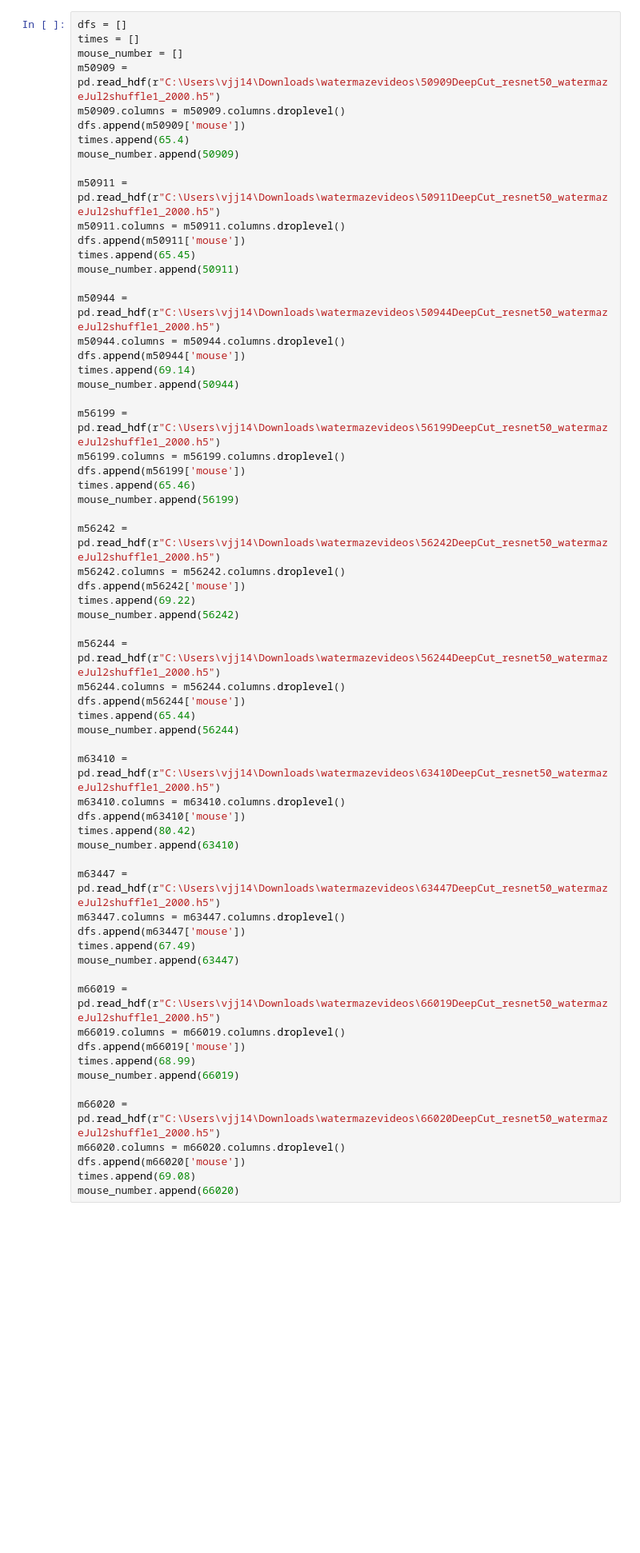
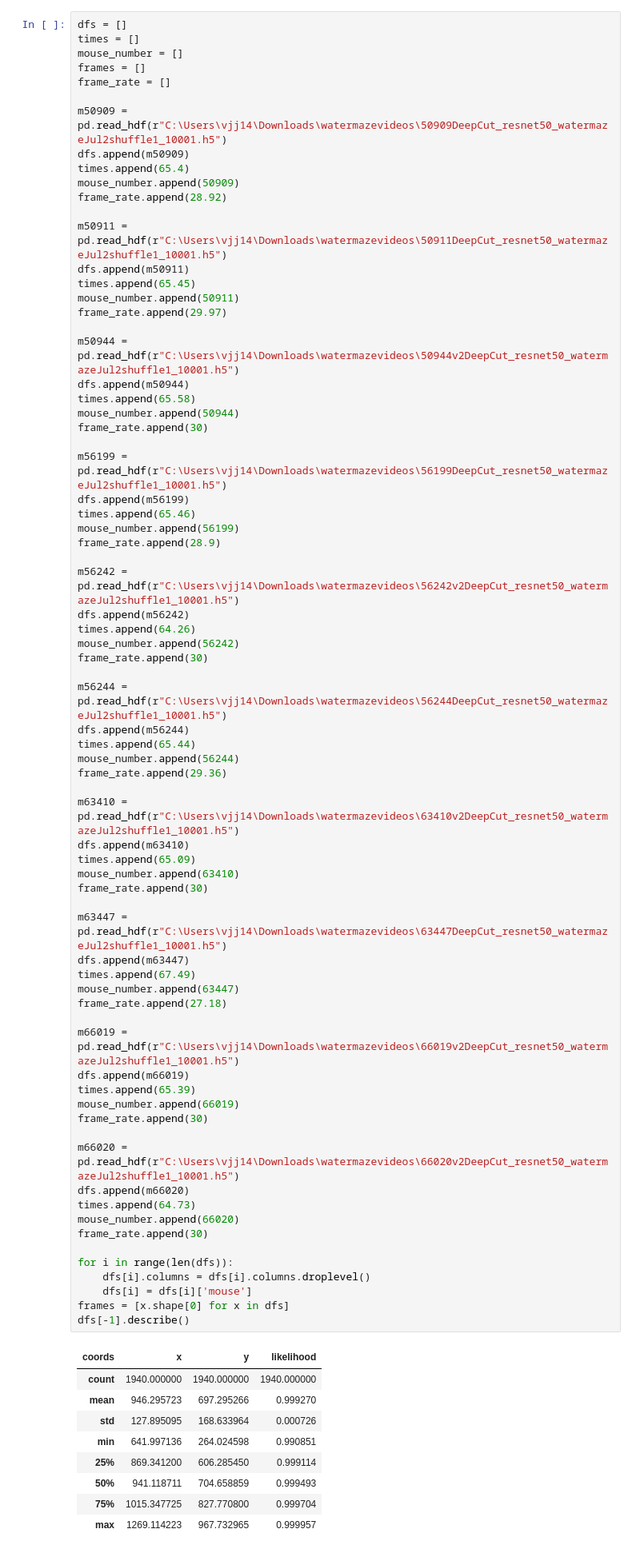
Before and after one commit to vjann/DLC, a Jupyter notebook: notebooks/watermaze.ipynb, the cells around one changed output. Shown at 80% size. Cells and saved outputs as stored; diff of their text form; blank space fills up the shorter version.

```diff
--- a/notebooks/watermaze.ipynb
+++ b/notebooks/watermaze.ipynb
@@ -598,63 +578,82 @@ import pandas as pd
 # %%
 dfs = []
 times = []
 mouse_number = []
-m50909 = pd.read_hdf(r"C:\Users\vjj14\Downloads\watermazevideos\50909DeepCut_resnet50_watermazeJul2shuffle1_2000.h5")
-m50909.columns = m50909.columns.droplevel()
-dfs.append(m50909['mouse'])
+frames = []
+frame_rate = []
+
+m50909 = pd.read_hdf(r"C:\Users\vjj14\Downloads\watermazevideos\50909DeepCut_resnet50_watermazeJul2shuffle1_10001.h5")
+dfs.append(m50909)
 times.append(65.4)
 mouse_number.append(50909)
+frame_rate.append(28.92)
 
-m50911 = pd.read_hdf(r"C:\Users\vjj14\Downloads\watermazevideos\50911DeepCut_resnet50_watermazeJul2shuffle1_2000.h5")
-m50911.columns = m50911.columns.droplevel()
-dfs.append(m50911['mouse'])
+m50911 = pd.read_hdf(r"C:\Users\vjj14\Downloads\watermazevideos\50911DeepCut_resnet50_watermazeJul2shuffle1_10001.h5")
+dfs.append(m50911)
 times.append(65.45)
 mouse_number.append(50911)
+frame_rate.append(29.97)
 
-m50944 = pd.read_hdf(r"C:\Users\vjj14\Downloads\watermazevideos\50944DeepCut_resnet50_watermazeJul2shuffle1_2000.h5")
-m50944.columns = m50944.columns.droplevel()
-dfs.append(m50944['mouse'])
-times.append(69.14)
+m50944 = pd.read_hdf(r"C:\Users\vjj14\Downloads\watermazevideos\50944v2DeepCut_resnet50_watermazeJul2shuffle1_10001.h5")
+dfs.append(m50944)
+times.append(65.58)
 mouse_number.append(50944)
+frame_rate.append(30)
 
-m56199 = pd.read_hdf(r"C:\Users\vjj14\Downloads\watermazevideos\56199DeepCut_resnet50_watermazeJul2shuffle1_2000.h5")
-m56199.columns = m56199.columns.droplevel()
-dfs.append(m56199['mouse'])
+m56199 = pd.read_hdf(r"C:\Users\vjj14\Downloads\watermazevideos\56199DeepCut_resnet50_watermazeJul2shuffle1_10001.h5")
+dfs.append(m56199)
 times.append(65.46)
 mouse_number.append(56199)
+frame_rate.append(28.9)
 
-m56242 = pd.read_hdf(r"C:\Users\vjj14\Downloads\watermazevideos\56242DeepCut_resnet50_watermazeJul2shuffle1_2000.h5")
-m56242.columns = m56242.columns.droplevel()
-dfs.append(m56242['mouse'])
-times.append(69.22)
+m56242 = pd.read_hdf(r"C:\Users\vjj14\Downloads\watermazevideos\56242v2DeepCut_resnet50_watermazeJul2shuffle1_10001.h5")
+dfs.append(m56242)
+times.append(64.26)
 mouse_number.append(56242)
+frame_rate.append(30)
 
-m56244 = pd.read_hdf(r"C:\Users\vjj14\Downloads\watermazevideos\56244DeepCut_resnet50_watermazeJul2shuffle1_2000.h5")
-m56244.columns = m56244.columns.droplevel()
-dfs.append(m56244['mouse'])
+m56244 = pd.read_hdf(r"C:\Users\vjj14\Downloads\watermazevideos\56244DeepCut_resnet50_watermazeJul2shuffle1_10001.h5")
+dfs.append(m56244)
 times.append(65.44)
 mouse_number.append(56244)
+frame_rate.append(29.36)
 
-m63410 = pd.read_hdf(r"C:\Users\vjj14\Downloads\watermazevideos\63410DeepCut_resnet50_watermazeJul2shuffle1_2000.h5")
-m63410.columns = m63410.columns.droplevel()
-dfs.append(m63410['mouse'])
-times.append(80.42)
+m63410 = pd.read_hdf(r"C:\Users\vjj14\Downloads\watermazevideos\63410v2DeepCut_resnet50_watermazeJul2shuffle1_10001.h5")
+dfs.append(m63410)
+times.append(65.09)
 mouse_number.append(63410)
+frame_rate.append(30)
 
-m63447 = pd.read_hdf(r"C:\Users\vjj14\Downloads\watermazevideos\63447DeepCut_resnet50_watermazeJul2shuffle1_2000.h5")
-m63447.columns = m63447.columns.droplevel()
-dfs.append(m63447['mouse'])
+m63447 = pd.read_hdf(r"C:\Users\vjj14\Downloads\watermazevideos\63447DeepCut_resnet50_watermazeJul2shuffle1_10001.h5")
+dfs.append(m63447)
 times.append(67.49)
 mouse_number.append(63447)
+frame_rate.append(27.18)
 
-m66019 = pd.read_hdf(r"C:\Users\vjj14\Downloads\watermazevideos\66019DeepCut_resnet50_watermazeJul2shuffle1_2000.h5")
-m66019.columns = m66019.columns.droplevel()
-dfs.append(m66019['mouse'])
-times.append(68.99)
+m66019 = pd.read_hdf(r"C:\Users\vjj14\Downloads\watermazevideos\66019v2DeepCut_resnet50_watermazeJul2shuffle1_10001.h5")
+dfs.append(m66019)
+times.append(65.39)
 mouse_number.append(66019)
+frame_rate.append(30)
 
-m66020 = pd.read_hdf(r"C:\Users\vjj14\Downloads\watermazevideos\66020DeepCut_resnet50_watermazeJul2shuffle1_2000.h5")
-m66020.columns = m66020.columns.droplevel()
-dfs.append(m66020['mouse'])
-times.append(69.08)
+m66020 = pd.read_hdf(r"C:\Users\vjj14\Downloads\watermazevideos\66020v2DeepCut_resnet50_watermazeJul2shuffle1_10001.h5")
+dfs.append(m66020)
+times.append(64.73)
 mouse_number.append(66020)
+frame_rate.append(30)
+
+for i in range(len(dfs)):
+    dfs[i].columns = dfs[i].columns.droplevel()
+    dfs[i] = dfs[i]['mouse']
+frames = [x.shape[0] for x in dfs]
+dfs[-1].describe()
+# %% [output]
+| coords | x | y | likelihood |
+| count | 1940.000000 | 1940.000000 | 1940.000000 |
+| mean | 946.295723 | 697.295266 | 0.999270 |
+| std | 127.895095 | 168.633964 | 0.000726 |
+| min | 641.997136 | 264.024598 | 0.990851 |
+| 25% | 869.341200 | 606.285450 | 0.999114 |
+| 50% | 941.118711 | 704.658859 | 0.999493 |
+| 75% | 1015.347725 | 827.770800 | 0.999704 |
+| max | 1269.114223 | 967.732965 | 0.999957 |
```
Also changed, not shown: parts of 20 cells of this notebook, 5 other files.
